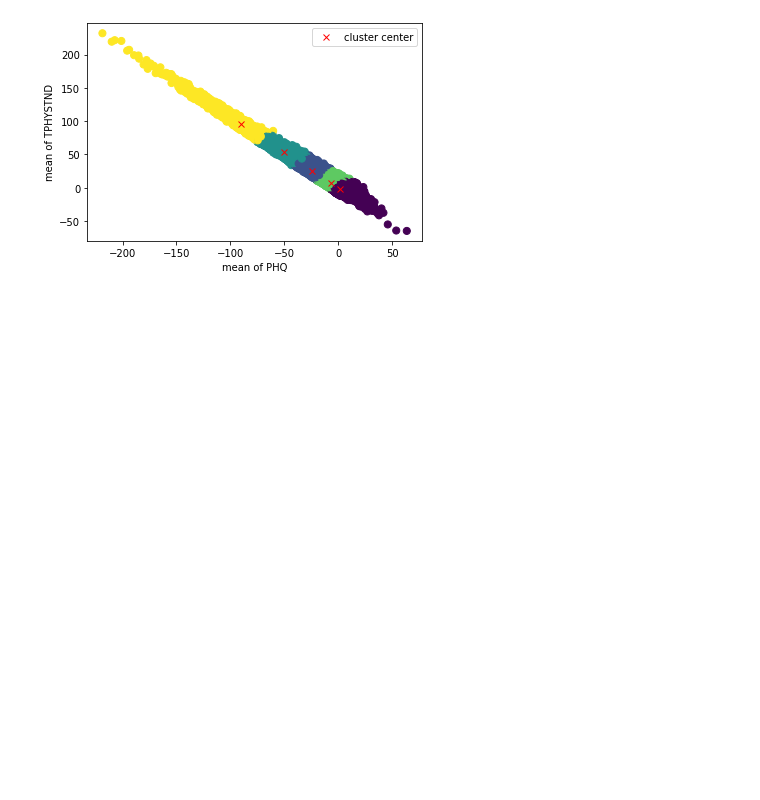
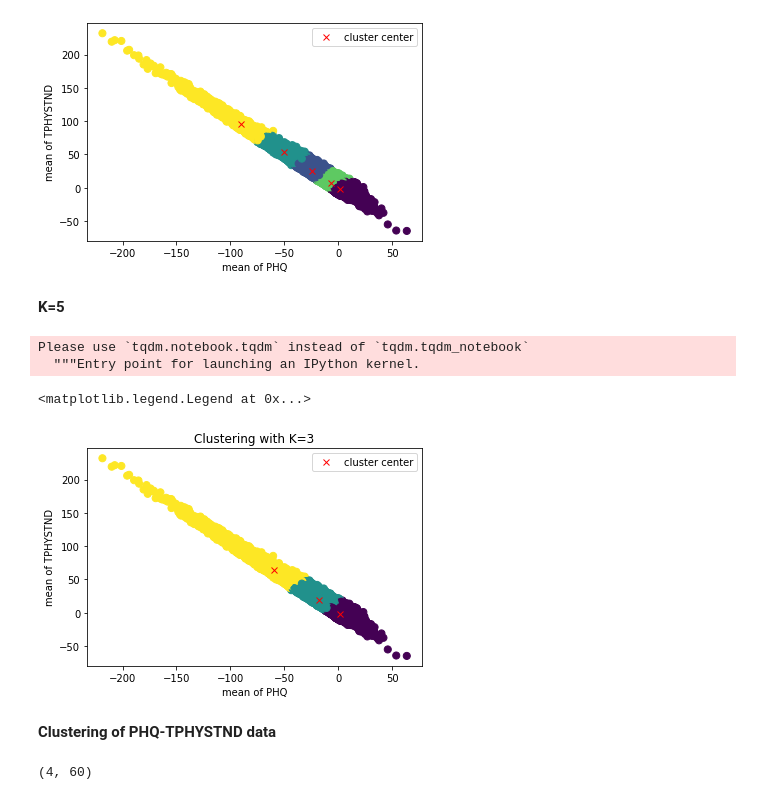
Before and after one commit to ankitesh97/cbrainPDE, a Jupyter notebook: notebooks/ankitesh_devlogs/01_Clustering_For_Regimes.ipynb, the cells around one changed output. Cells and saved outputs as stored; diff of their text form; code cells hidden in the pictures; blank space fills up the shorter version.

Commit message:
ran some diagnostics on the data

```diff
--- a/notebooks/ankitesh_devlogs/01_Clustering_For_Regimes.ipynb
+++ b/notebooks/ankitesh_devlogs/01_Clustering_For_Regimes.ipynb
@@ -125,3 +129,8 @@ Please use `tqdm.notebook.tqdm` instead of `tqdm.tqdm_notebook`
+# %%
+inertia = []
+for n_clusters in clusters:
+    kmeans = load_pickle_model(MODEL_DIR+"PHQTPH_normalized_K_"+str(n_clusters)+".pkl")
+    inertia.append(kmeans.inertia_)
 # %%
 plt.plot(clusters, inertia, 'bx-')
 plt.xlabel('K')
@@ -149,3 +162,28 @@ plt.legend(['cluster center'])
 Please use `tqdm.notebook.tqdm` instead of `tqdm.tqdm_notebook`
 <matplotlib.legend.Legend at 0x...>
 [figure]
+# %% [markdown]
+**K=5**
+# %%
+## Load the k=3 model
+kmeans = load_pickle_model(MODEL_DIR+"PHQ_TPH_mean_K_3.pkl")
+# %%
+for i in tqdm(range(int(1000000/batch_size))):
+    Y = train_data_m4k[i][1]
+    PHQ = Y[:,PHQ_idx].mean(axis=1)
+    TPHYSTND = Y[:,TPHYSTND_idx].mean(axis=1)
+    X = np.vstack((PHQ,TPHYSTND)).T
+    pred = kmeans.predict(X)
+    plt.scatter(X[:,0],X[:,1],c=pred, s=50, cmap='viridis')
+plt.plot(kmeans.cluster_centers_[:,0],kmeans.cluster_centers_[:,1],'x',c='r')
+plt.xlabel("mean of PHQ")
+plt.ylabel("mean of TPHYSTND")
+plt.title("Clustering with K=3")
+plt.legend(['cluster center'])
+# %% [output]
+Please use `tqdm.notebook.tqdm` instead of `tqdm.tqdm_notebook`
+  """Entry point for launching an IPython kernel.
+<matplotlib.legend.Legend at 0x...>
+[figure, added]
+# %% [markdown]
+**Clustering of PHQ-TPHYSTND data**
@@ -151,0 +195,4 @@ Please use `tqdm.notebook.tqdm` instead of `tqdm.tqdm_notebook`
+# %%
+kmeans.cluster_centers_.shape
+# %% [output]
+(4, 60)
```
Also changed, not shown: parts of 24 cells of this notebook.
